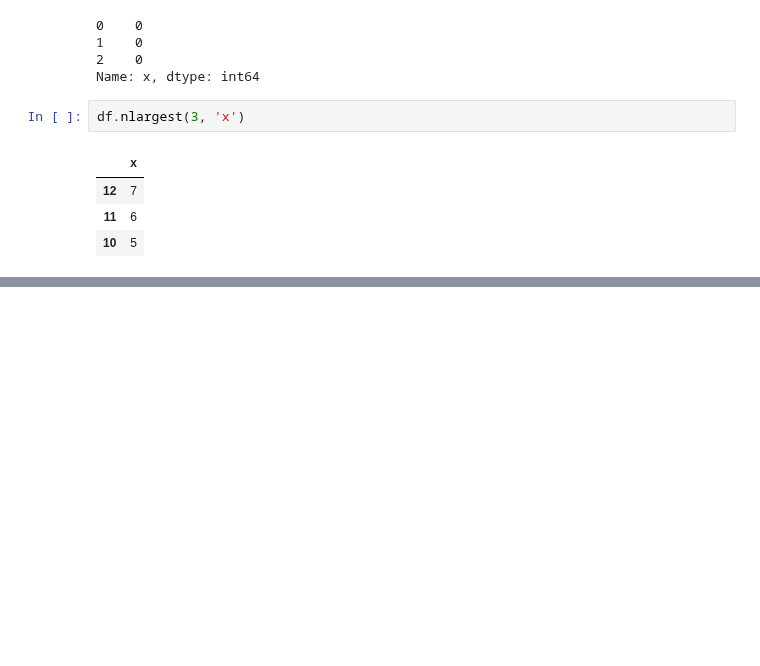
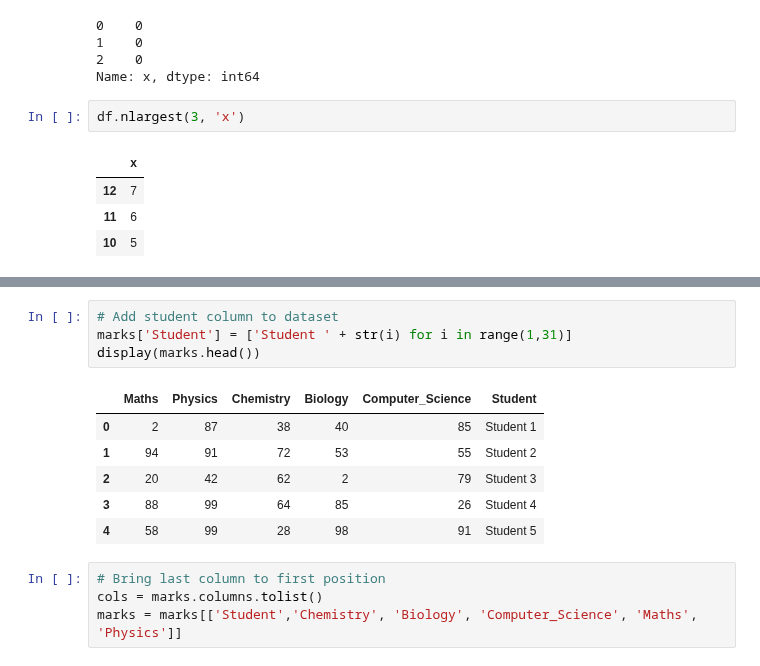
Before and after one commit to rsouza/FGV_Intro_DS, a Jupyter notebook: notebooks/Intro_Pandas.ipynb, the cells around one changed output, grey strips where cells are left out. Saved outputs shown, nothing was run; the diff lists cells and outputs as text; blank space fills up the shorter version.

```diff
--- a/notebooks/Intro_Pandas.ipynb
+++ b/notebooks/Intro_Pandas.ipynb
@@ -570,0 +584,15 @@ df.nlargest(3, 'x')
+# %%
+# Add student column to dataset
+marks['Student'] = ['Student ' + str(i) for i in range(1,31)]
+display(marks.head())
+# %% [output]
+|  | Maths | Physics | Chemistry | Biology | Computer_Science | Student |
+| 0 | 2 | 87 | 38 | 40 | 85 | Student 1 |
+| 1 | 94 | 91 | 72 | 53 | 55 | Student 2 |
+| 2 | 20 | 42 | 62 | 2 | 79 | Student 3 |
+| 3 | 88 | 99 | 64 | 85 | 26 | Student 4 |
+| 4 | 58 | 99 | 28 | 98 | 91 | Student 5 |
+# %%
+# Bring last column to first position
+cols = marks.columns.tolist()
+marks = marks[['Student','Chemistry', 'Biology', 'Computer_Science', 'Maths', 'Physics']]
```
Also changed, not shown: parts of 29 cells of this notebook.
